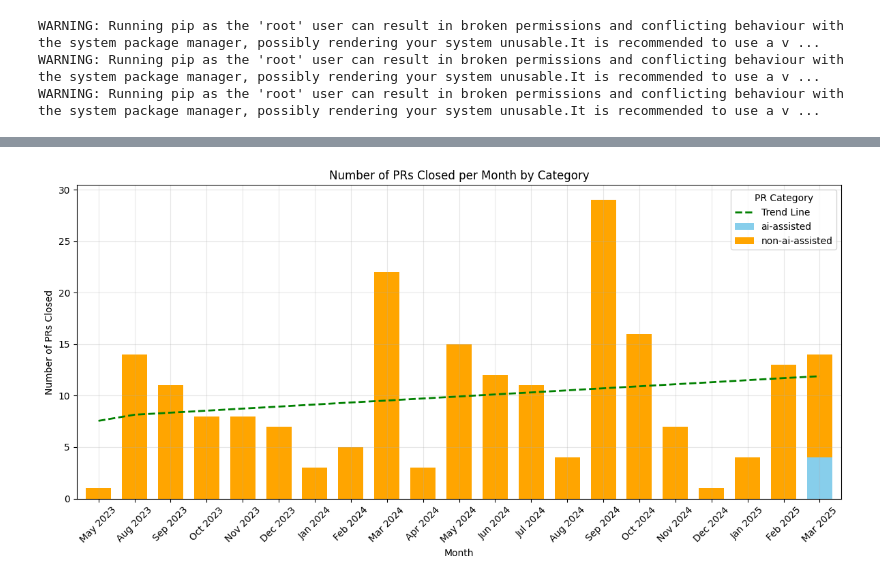
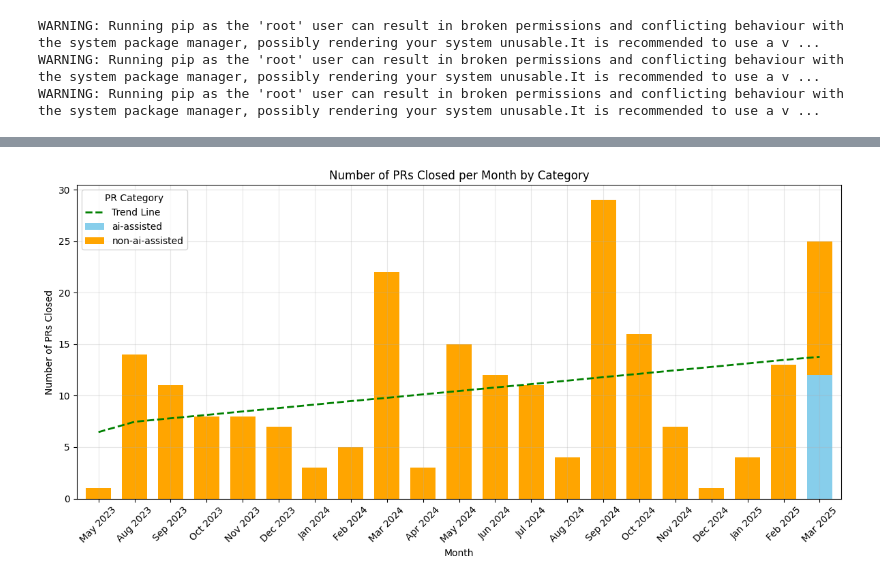
Before and after one commit to devorekristen/terraform-provider-power-platform, a Jupyter notebook: metrics/metrics.ipynb, the cells around one changed output, grey strips where cells are left out. Drawn from its saved outputs; the diff is of its cells as text; code cells hidden in the pictures.

```diff
--- a/metrics/metrics.ipynb
+++ b/metrics/metrics.ipynb
@@ -68,4 +68,8 @@ plt.show()
 # %%
+import numpy as np
+
+df = df_reviews.copy()
+
 # Extract month from closed_at and count PRs per month, categorized by AI assistance
 df['month'] = pd.to_datetime(df['closed_at']).dt.strftime('%Y-%m')
 # Group by month and category, then count PRs
@@ -89,34 +93,34 @@ y = monthly_counts['pr_count'].values
 # Calculate the trendline using polyfit
 z = np.polyfit(x_numeric, y, 1)
 p = np.poly1d(z)
 trendline = p(x_numeric)
 
 # Create the stacked bar chart with lines
 plt.figure(figsize=(12, 6))
 
 # Plot stacked bars
 monthly_category_counts.plot(kind='bar', stacked=True, ax=plt.gca(),
                             color=['skyblue', 'orange'], width=0.7)
 
 # Plot rolling average and trendline on secondary axis
 #plt.plot(range(len(monthly_counts)), rolling_avg, 'r-', linewidth=2, label='3-Month Rolling Average')
 plt.plot(range(len(monthly_counts)), trendline, 'g--', linewidth=2, label='Trend Line')
 
 # Format x-axis labels to Month Year format
 ax = plt.gca()
 labels = [date.strftime('%b %Y') for date in monthly_category_counts.index]
 ax.set_xticklabels(labels)
 
 plt.xlabel('Month')
 plt.ylabel('Number of PRs Closed')
 plt.title('Number of PRs Closed per Month by Category')
 plt.xticks(rotation=45)
 plt.grid(True, alpha=0.3)
 plt.legend(title='PR Category')
 plt.tight_layout()
 plt.show()
 # %% [output]
-[figure, old version]
+[figure, new version]
 # %%
 # Filter out rows where first_comment_at is None
 df_with_comments = pd.DataFrame(prs).dropna(subset=['first_comment_at'])
```
Also changed, not shown: parts of 12 cells of this notebook.
